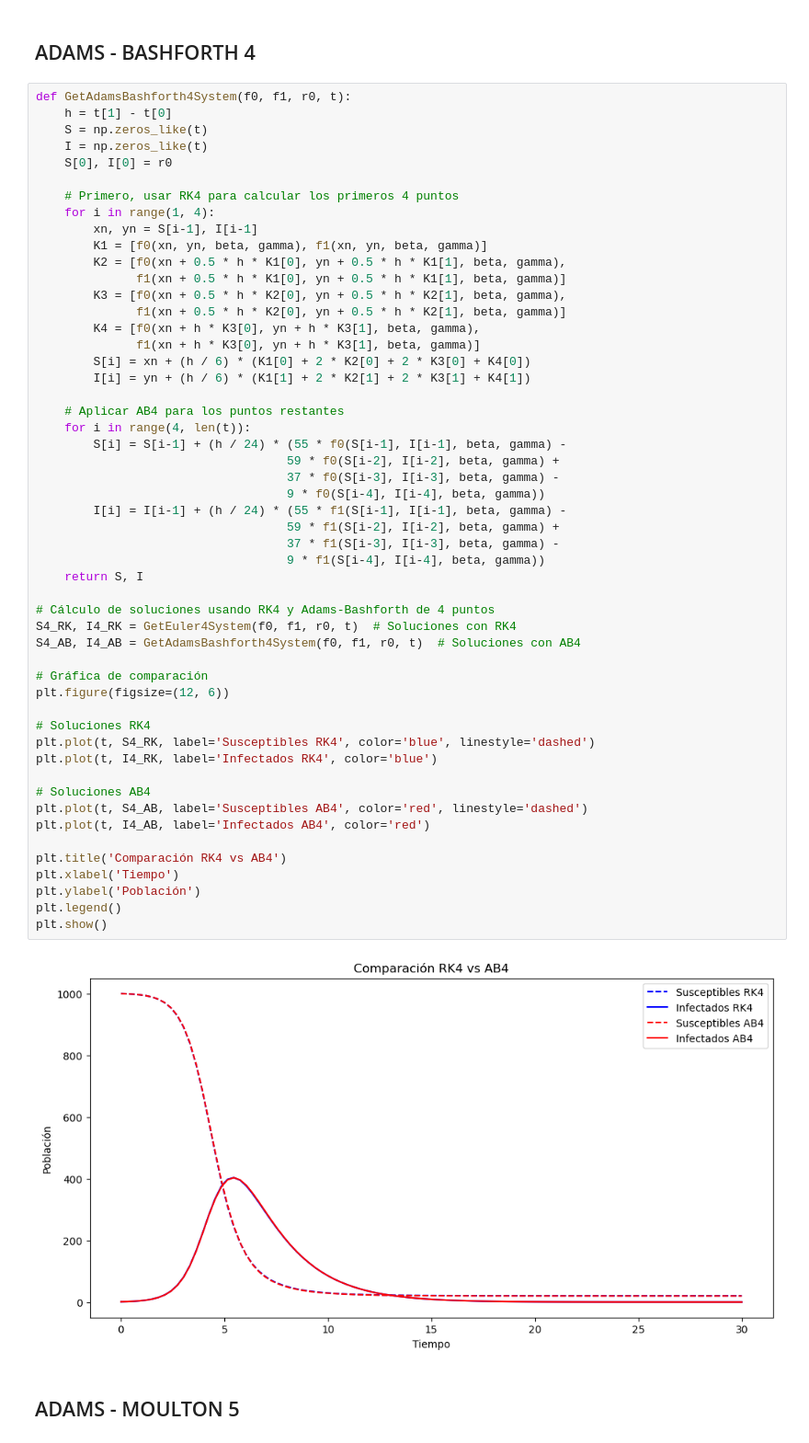
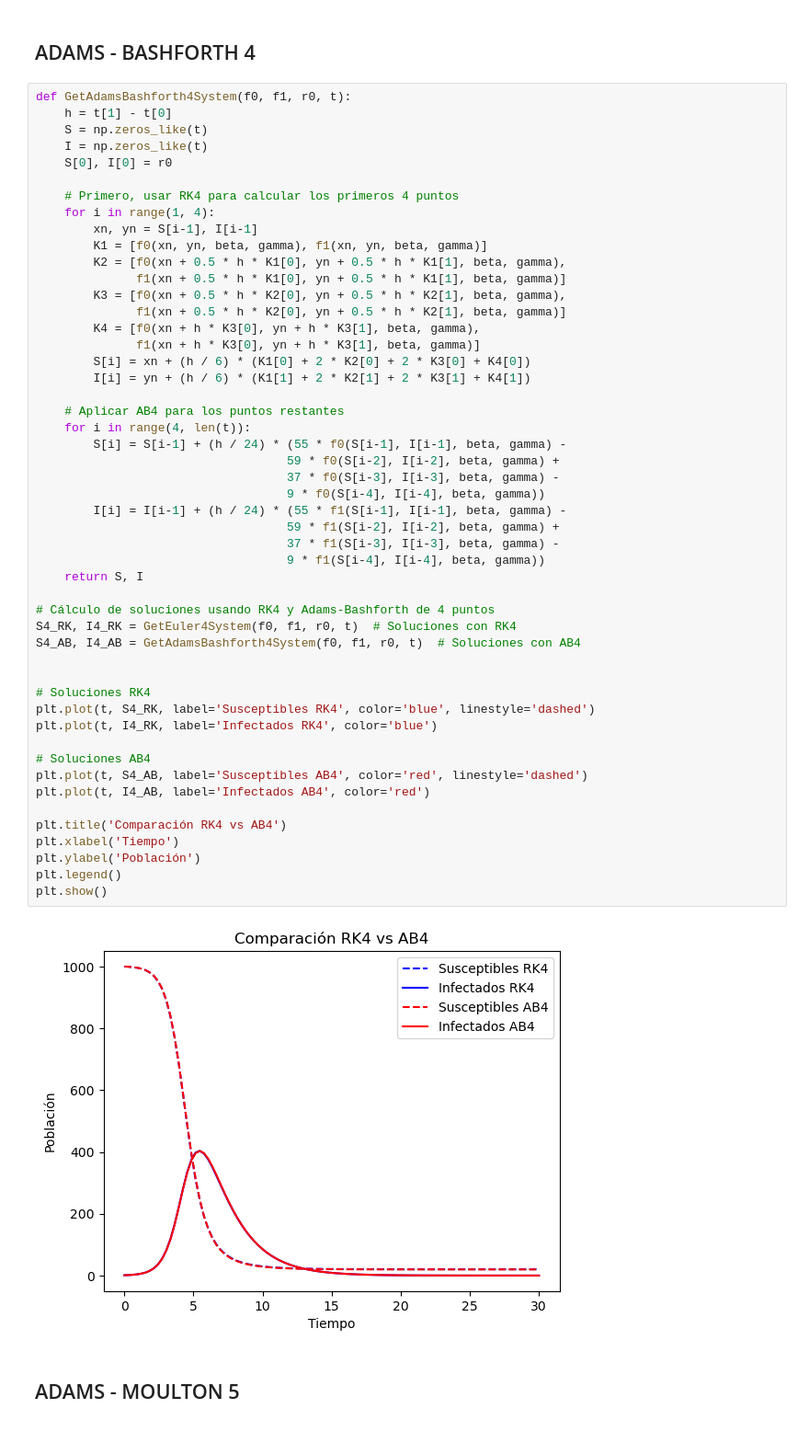
Before and after one commit to leylaaaa1/MetodosII_SantiagoGarcia_CatalinaGuatibonza, a Jupyter notebook: Parcial2_SantiagoGarcia_CatalinaGuatibonza/PreParcialRK_Bashford_Moulton.ipynb, the cells around one changed output. Shown at 92% size. Drawn from its saved outputs; the diff is of its cells as text.

```diff
--- a/Parcial2_SantiagoGarcia_CatalinaGuatibonza/PreParcialRK_Bashford_Moulton.ipynb
+++ b/Parcial2_SantiagoGarcia_CatalinaGuatibonza/PreParcialRK_Bashford_Moulton.ipynb
@@ -504,36 +504,34 @@ def GetAdamsBashforth4System(f0, f1, r0, t):
     for i in range(4, len(t)):
         S[i] = S[i-1] + (h / 24) * (55 * f0(S[i-1], I[i-1], beta, gamma) -
                                    59 * f0(S[i-2], I[i-2], beta, gamma) +
                                    37 * f0(S[i-3], I[i-3], beta, gamma) -
                                    9 * f0(S[i-4], I[i-4], beta, gamma))
         I[i] = I[i-1] + (h / 24) * (55 * f1(S[i-1], I[i-1], beta, gamma) -
                                    59 * f1(S[i-2], I[i-2], beta, gamma) +
                                    37 * f1(S[i-3], I[i-3], beta, gamma) -
                                    9 * f1(S[i-4], I[i-4], beta, gamma))
     return S, I
 
 # Cálculo de soluciones usando RK4 y Adams-Bashforth de 4 puntos
 S4_RK, I4_RK = GetEuler4System(f0, f1, r0, t)  # Soluciones con RK4
 S4_AB, I4_AB = GetAdamsBashforth4System(f0, f1, r0, t)  # Soluciones con AB4
 
-# Gráfica de comparación
-plt.figure(figsize=(12, 6))
 
 # Soluciones RK4
 plt.plot(t, S4_RK, label='Susceptibles RK4', color='blue', linestyle='dashed')
 plt.plot(t, I4_RK, label='Infectados RK4', color='blue')
 
 # Soluciones AB4
 plt.plot(t, S4_AB, label='Susceptibles AB4', color='red', linestyle='dashed')
 plt.plot(t, I4_AB, label='Infectados AB4', color='red')
 
 plt.title('Comparación RK4 vs AB4')
 plt.xlabel('Tiempo')
 plt.ylabel('Población')
 plt.legend()
 plt.show()
 # %% [output]
-[figure, old version]
+[figure, new version]
 # %% [markdown]
 ## ADAMS - MOULTON 5
 # %%
```
Also changed, not shown: parts of 1 cell of this notebook.
